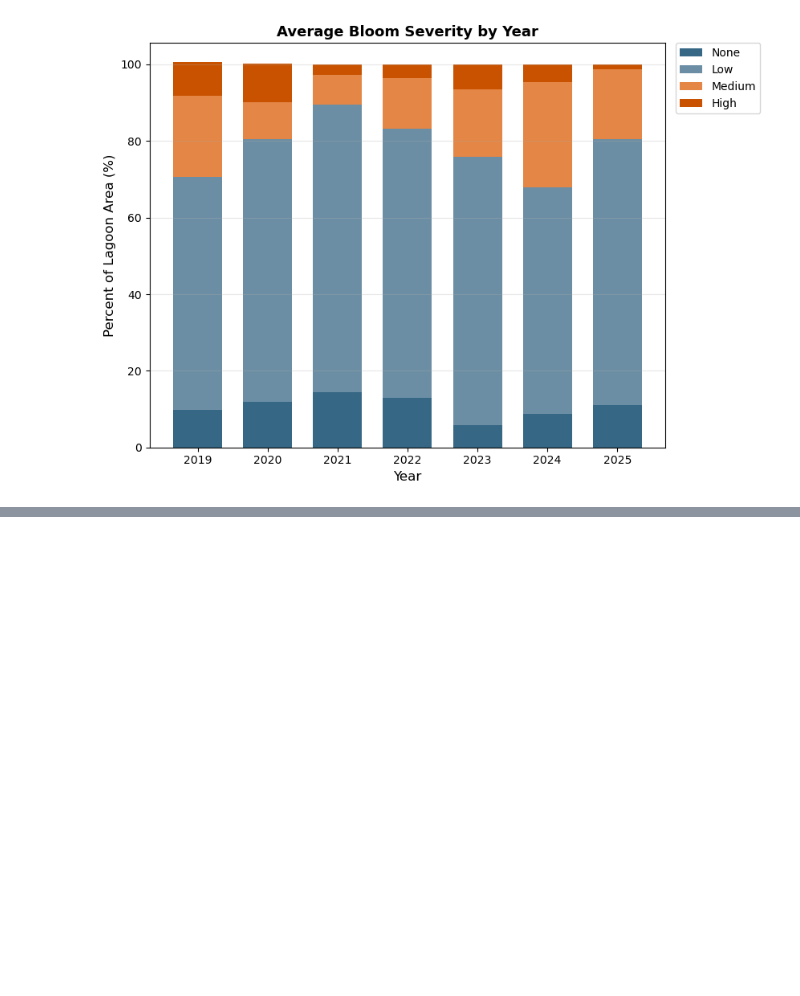
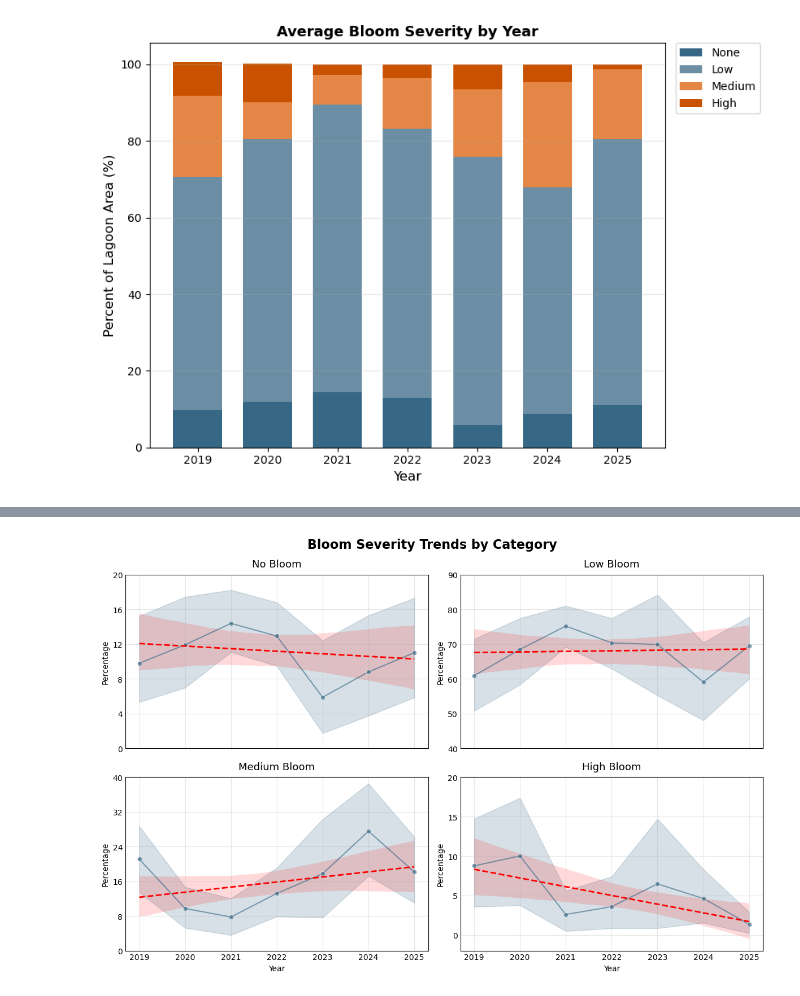
Before and after one commit to jlzamary/WCS-Lagoon-Analysis, a Jupyter notebook: Notebooks/Current/krusenstern_analysis_sp26.ipynb, the cells around one changed output, grey strips where cells are left out. Cells and saved outputs as stored; diff of their text form; code cells hidden in the pictures; blank space fills up the shorter version.

```diff
--- a/Notebooks/Current/krusenstern_analysis_sp26.ipynb
+++ b/Notebooks/Current/krusenstern_analysis_sp26.ipynb
@@ -909,0 +1076,59 @@ plt.show()
+# %%
+fig, axes = plt.subplots(2, 2, figsize=(12, 8), sharex=True)
+
+ax0 = axes[0, 0]
+ax1 = axes[0, 1]
+ax2 = axes[1, 0]
+ax3 = axes[1, 1]
+
+# --- No Bloom ---
+sns.lineplot(data=df, x='year', y='none_pct', marker='o', ax=ax0, color='#366785', alpha=0.6)
+sns.regplot(data=df, x=df.index, y='none_pct', scatter=False, ax=ax0, color='red', line_kws={'linestyle': '--', 'linewidth': 2})
+ax0.yaxis.set_major_locator(plt.MaxNLocator(nbins=5, integer=True))
+ax0.set_ylim(0, 20)
+ax0.set_title('No Bloom', fontsize=13, pad=10)
+ax0.set_xlabel("Year")
+ax0.set_ylabel("Percentage")
+ax0.tick_params(length=0)
+ax0.grid(alpha=0.3)
+
+# --- Low Bloom ---
+sns.lineplot(data=df, x='year', y='low_pct', marker='o', ax=ax1, color='#366785', alpha=0.6)
+sns.regplot(data=df, x=df.index, y='low_pct', scatter=False, ax=ax1, color='red', line_kws={'linestyle': '--', 'linewidth': 2})
+ax1.yaxis.set_major_locator(plt.MaxNLocator(nbins=5, integer=True))
+ax1.set_ylim(40, 90)
+ax1.set_title('Low Bloom', fontsize=13, pad=10)
+ax1.set_xlabel("Year")
+ax1.set_ylabel("Percentage")
+ax1.tick_params(length=0)
+ax1.grid(alpha=0.3)
+
+# --- Medium Bloom ---
+sns.lineplot(data=df, x='year', y='medium_pct', marker='o', ax=ax2, color='#366785', alpha=0.6)
+sns.regplot(data=df, x=df.index, y='medium_pct', scatter=False, ax=ax2, color='red', line_kws={'linestyle': '--', 'linewidth': 2})
+ax2.yaxis.set_major_locator(plt.MaxNLocator(nbins=5, integer=True))
+ax2.set_ylim(0, 40)
+ax2.set_title('Medium Bloom', fontsize=13, pad=10)
+ax2.set_xlabel("Year")
+ax2.set_ylabel("Percentage")
+ax2.tick_params(length=0)
+ax2.grid(alpha=0.3)
+
+# --- High Bloom ---
+sns.lineplot(data=df, x='year', y='high_pct', marker='o', ax=ax3, color='#366785', alpha=0.6)
+sns.regplot(data=df, x=df.index, y='high_pct', scatter=False, ax=ax3, color='red', line_kws={'linestyle': '--', 'linewidth': 2})
+ax3.yaxis.set_major_locator(plt.MaxNLocator(nbins=5, integer=True))
+ax3.set_ylim(-2, 20)
+ax3.set_title('High Bloom', fontsize=13, pad=10)
+ax3.set_xlabel("Year")
+ax3.set_ylabel("Percentage")
+ax3.tick_params(length=0)
+ax3.grid(alpha=0.3)
+
+
+fig.suptitle("Bloom Severity Trends by Category", fontsize=16, fontweight='bold')
+
+plt.tight_layout()
+plt.show()
+# %% [output]
+[figure, added]
```
Also changed, not shown: parts of 8 cells of this notebook.
